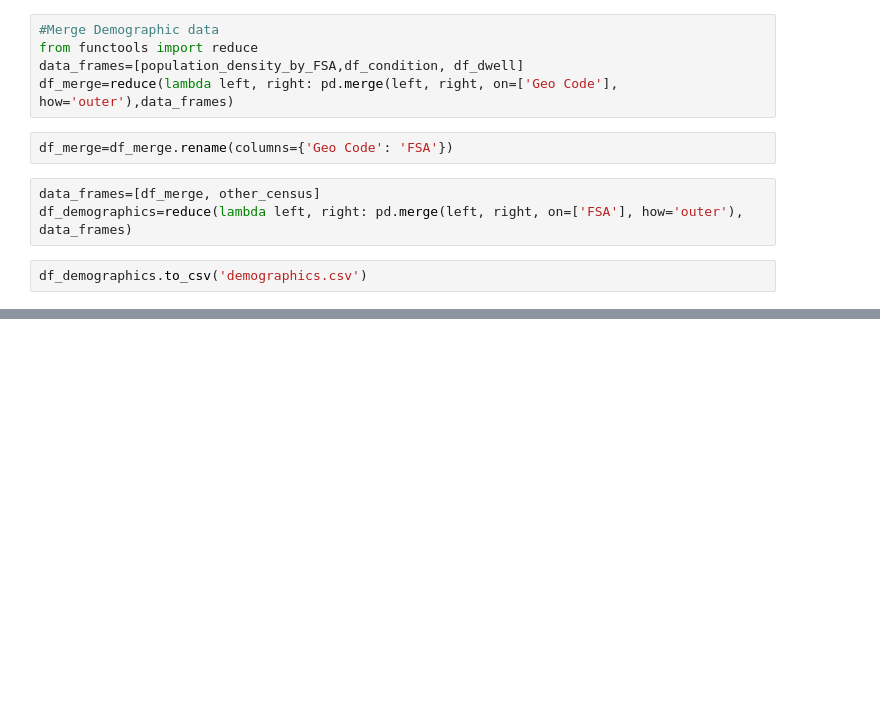
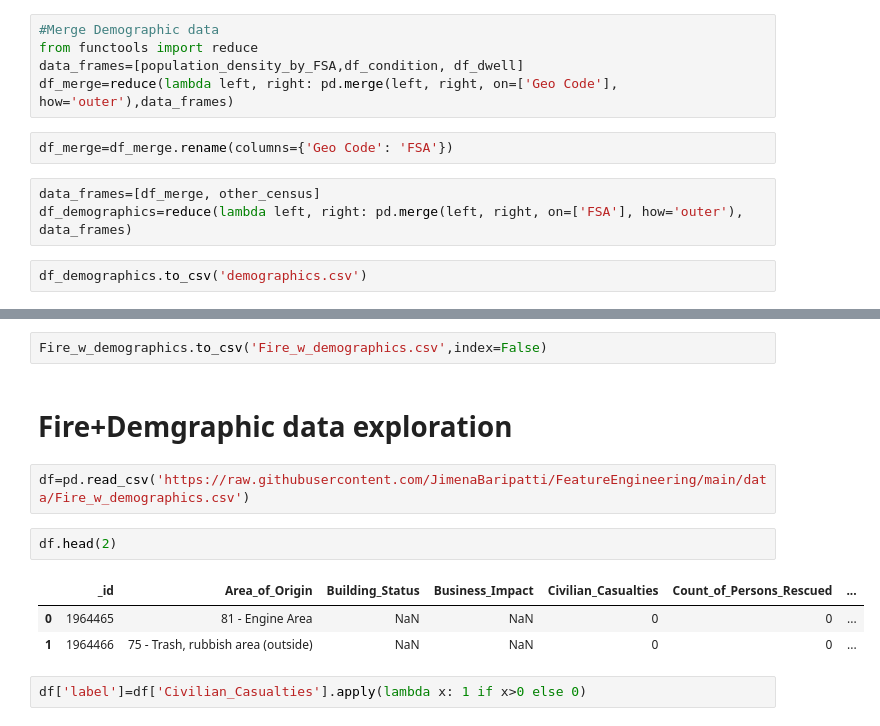
Before and after one commit to JimenaBaripatti/FeatureEngineering, a Jupyter notebook: Fire_FSA_and_demographic_.ipynb, the cells around one changed output, grey strips where cells are left out. Cells and saved outputs as stored; diff of their text form; blank space fills up the shorter version.

```diff
--- a/Fire_FSA_and_demographic_.ipynb
+++ b/Fire_FSA_and_demographic_.ipynb
@@ -295,0 +427,14 @@ df_demographics.to_csv('demographics.csv')
+# %%
+Fire_w_demographics.to_csv('Fire_w_demographics.csv',index=False)
+# %% [markdown]
+# Fire+Demgraphic data exploration
+# %%
+df=pd.read_csv('https://raw.githubusercontent.com/JimenaBaripatti/FeatureEngineering/main/data/Fire_w_demographics.csv')
+# %%
+df.head(2)
+# %% [output]
+|  | _id | Area_of_Origin | Building_Status | Business_Impact | Civilian_Casualties | Count_of_Persons_Rescued | ... |
+| 0 | 1964465 | 81 - Engine Area | NaN | NaN | 0 | 0 | ... |
+| 1 | 1964466 | 75 - Trash, rubbish area (outside) | NaN | NaN | 0 | 0 | ... |
+# %%
+df['label']=df['Civilian_Casualties'].apply(lambda x: 1 if x>0 else 0)
```
Also changed, not shown: parts of 52 cells of this notebook.
